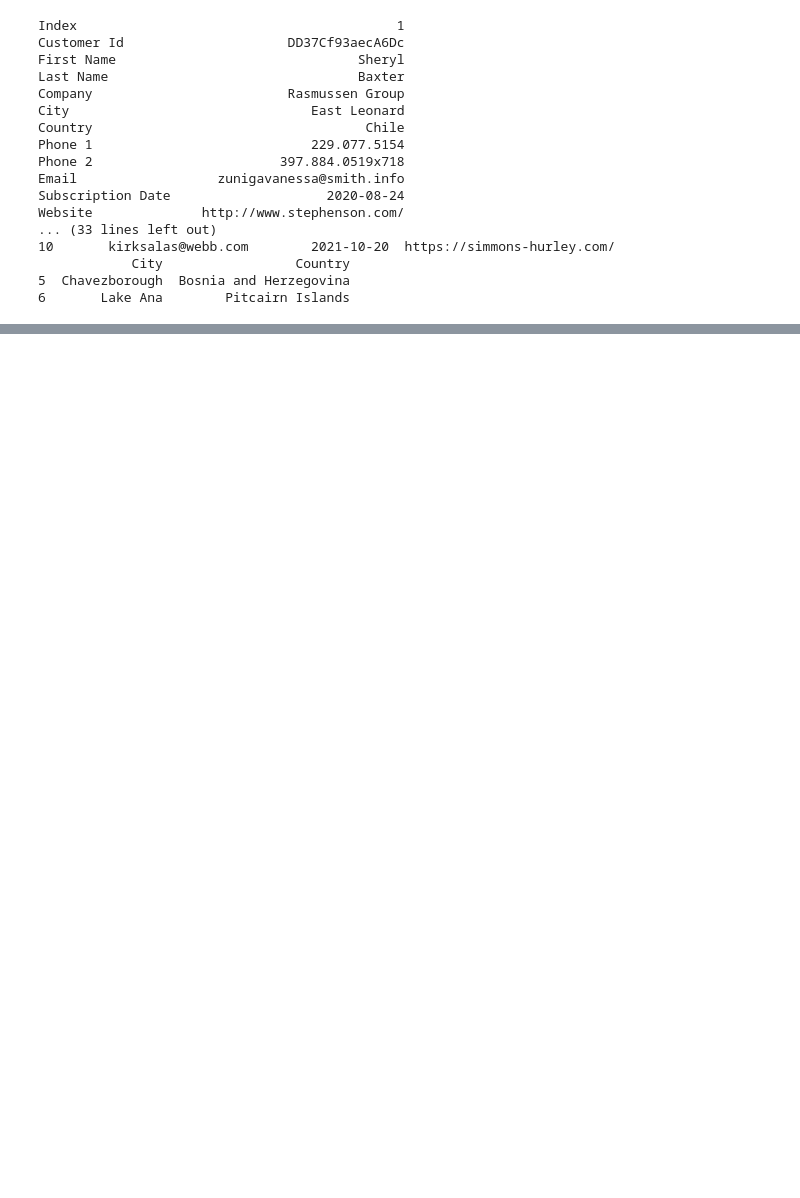
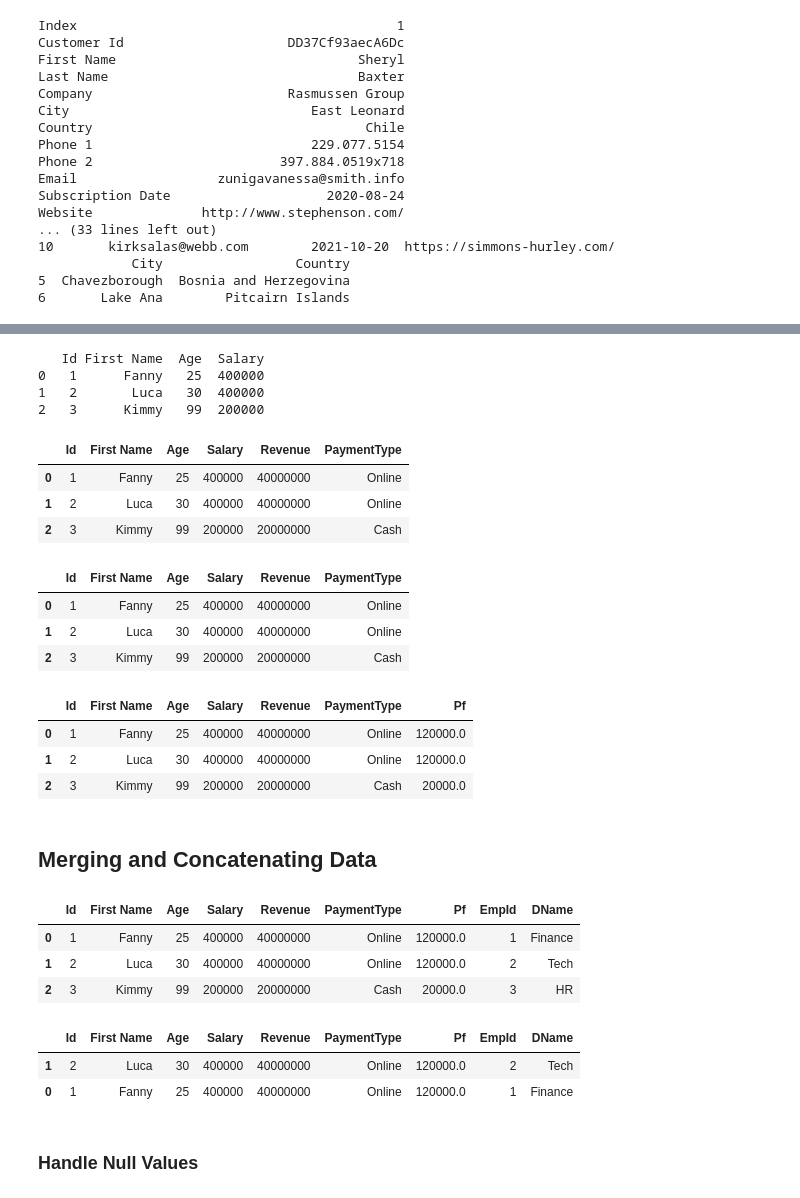
Before and after one commit to DeyNik/andrew-ng-ml-dl-notebooks, a Jupyter notebook: python-libraries/pandas.ipynb, the cells around one changed output, grey strips where cells are left out. Saved outputs shown, nothing was run; the diff lists cells and outputs as text; code cells hidden in the pictures; blank space fills up the shorter version.

```diff
--- a/python-libraries/pandas.ipynb
+++ b/python-libraries/pandas.ipynb
@@ -140,0 +217,64 @@ df.sort_values(["Country"]).head(3)
+# %%
+employee.drop(columns=['EmpId'], inplace=True)
+print(employee)
+# %% [output]
+   Id First Name  Age  Salary
+0   1      Fanny   25  400000
+1   2       Luca   30  400000
+2   3      Kimmy   99  200000
+# %%
+employee['Revenue']= employee['Salary']*100
+employee
+# %% [output]
+|  | Id | First Name | Age | Salary | Revenue | PaymentType |
+| 0 | 1 | Fanny | 25 | 400000 | 40000000 | Online |
+| 1 | 2 | Luca | 30 | 400000 | 40000000 | Online |
+| 2 | 3 | Kimmy | 99 | 200000 | 20000000 | Cash |
+# %%
+employee['PaymentType'] = employee['Salary'].apply(lambda x:'Cash' if x<300000 else ('Online' if x>300000 else ''))
+employee
+# %% [output]
+|  | Id | First Name | Age | Salary | Revenue | PaymentType |
+| 0 | 1 | Fanny | 25 | 400000 | 40000000 | Online |
+| 1 | 2 | Luca | 30 | 400000 | 40000000 | Online |
+| 2 | 3 | Kimmy | 99 | 200000 | 20000000 | Cash |
+# %%
+def calculate_pf(row):
+    if row['Salary']>300000:
+        return row['Salary']*(30/100)
+    elif row['Salary']<300000:
+        return row['Salary']*(10/100)
+
+employee['Pf']= employee.apply(calculate_pf, axis=1) #1 is rows
+
+employee
+# %% [output]
+|  | Id | First Name | Age | Salary | Revenue | PaymentType | Pf |
+| 0 | 1 | Fanny | 25 | 400000 | 40000000 | Online | 120000.0 |
+| 1 | 2 | Luca | 30 | 400000 | 40000000 | Online | 120000.0 |
+| 2 | 3 | Kimmy | 99 | 200000 | 20000000 | Cash | 20000.0 |
+# %% [markdown]
+## Merging and Concatenating Data
+# %%
+Department = pd.DataFrame([[1,'Finance'],[2,'Tech'],[3,'HR']], columns=['EmpId', 'DName'])
+
+#Joins!
+emp_new=pd.merge(employee, Department, left_on='Id', right_on='EmpId', how='inner')
+emp_new
+# %% [output]
+|  | Id | First Name | Age | Salary | Revenue | PaymentType | Pf | EmpId | DName |
+| 0 | 1 | Fanny | 25 | 400000 | 40000000 | Online | 120000.0 | 1 | Finance |
+| 1 | 2 | Luca | 30 | 400000 | 40000000 | Online | 120000.0 | 2 | Tech |
+| 2 | 3 | Kimmy | 99 | 200000 | 20000000 | Cash | 20000.0 | 3 | HR |
+# %%
+tech = emp_new[emp_new['DName']=='Tech'].copy()
+finance = emp_new[emp_new['DName']=='Finance'].copy()
+
+new_df = pd.concat([tech, finance])
+new_df
+# %% [output]
+|  | Id | First Name | Age | Salary | Revenue | PaymentType | Pf | EmpId | DName |
+| 1 | 2 | Luca | 30 | 400000 | 40000000 | Online | 120000.0 | 2 | Tech |
+| 0 | 1 | Fanny | 25 | 400000 | 40000000 | Online | 120000.0 | 1 | Finance |
+# %% [markdown]
+### Handle Null Values
```
Also changed, not shown: parts of 21 cells of this notebook, 1 other file.
